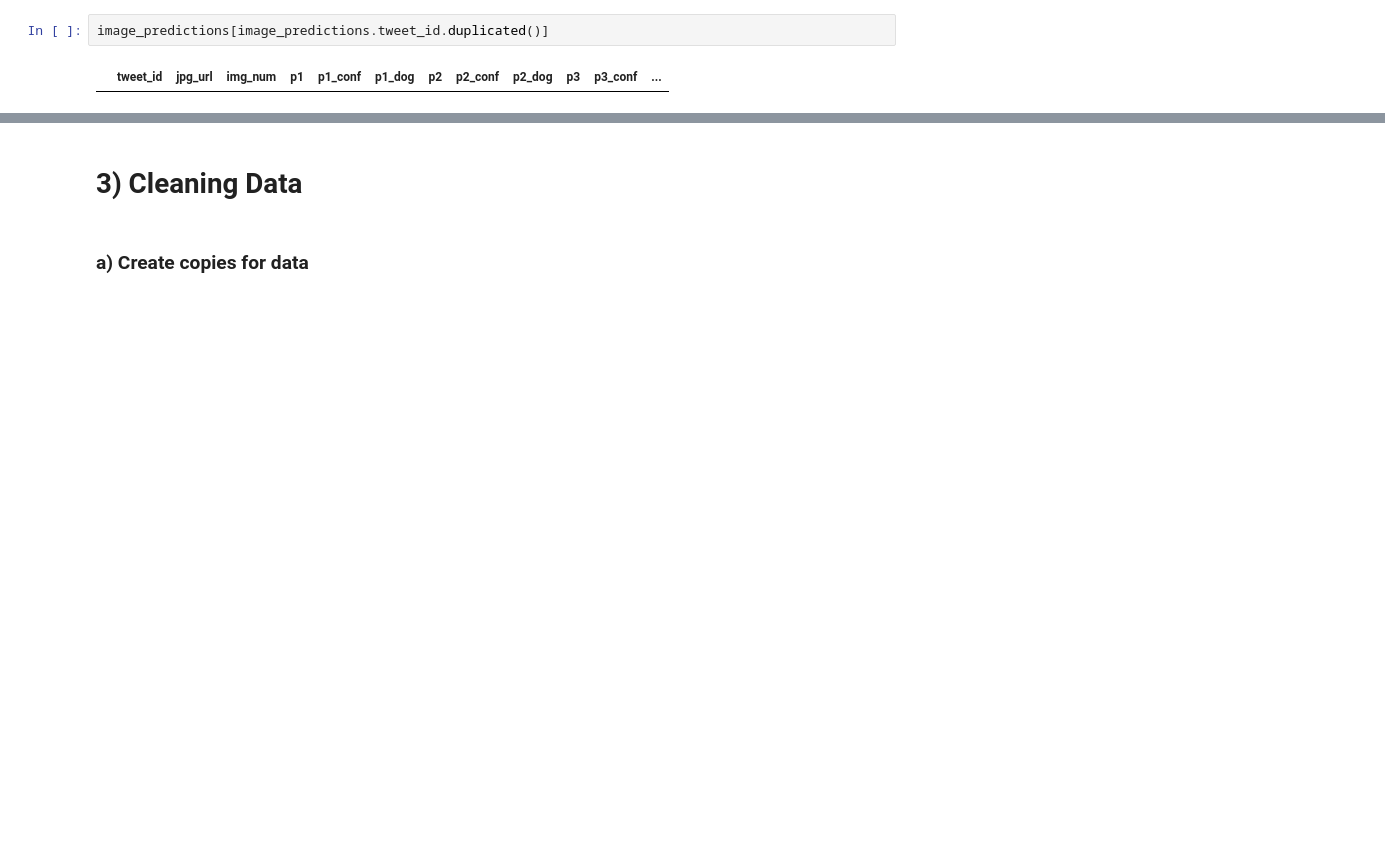
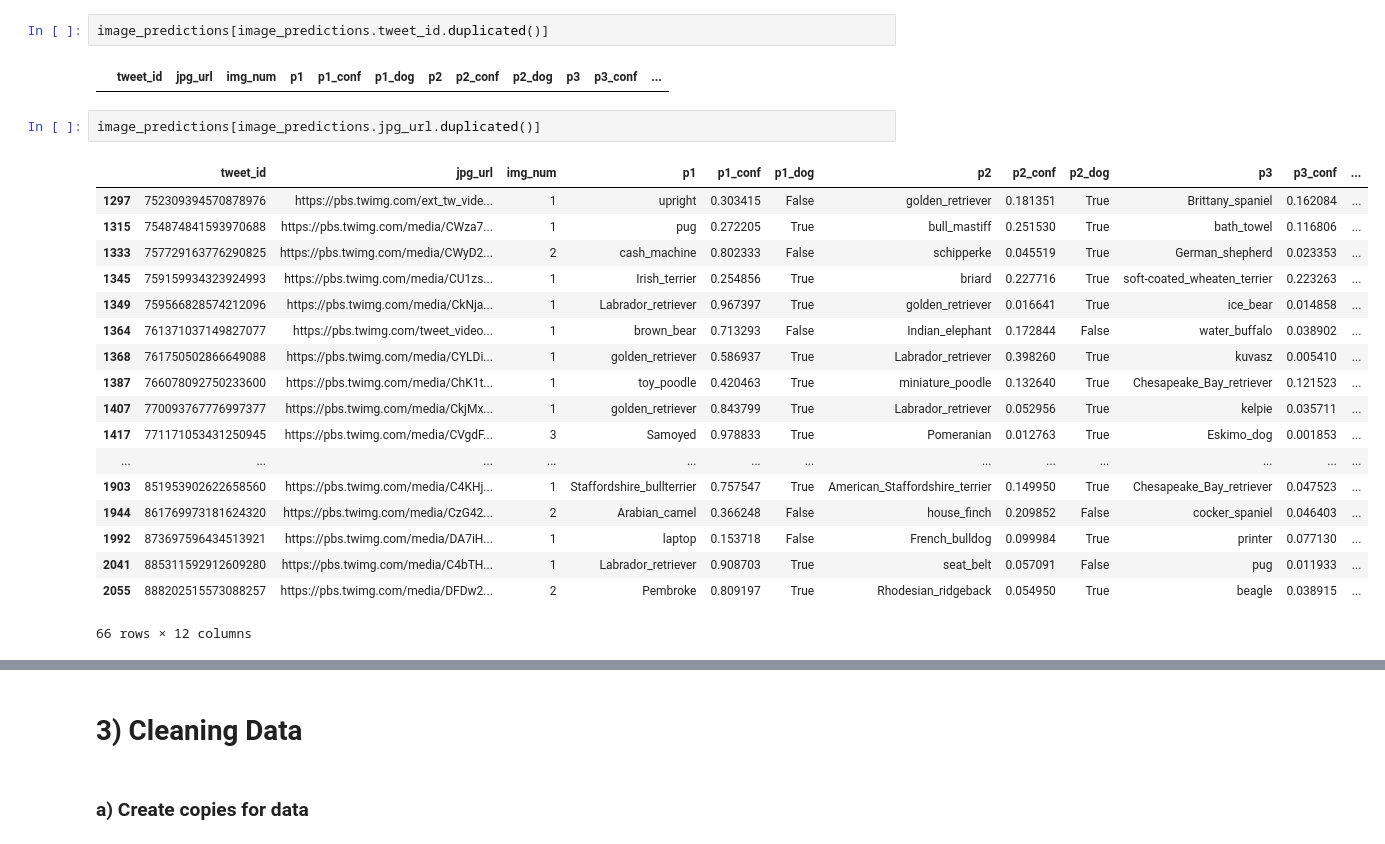
Before and after one commit to juliouribe/twitter-wrangling-project, a Jupyter notebook: wrangle_act.ipynb, the cells around one changed output, grey strips where cells are left out. Cells and saved outputs as stored; diff of their text form; blank space fills up the shorter version.

Commit message:
added assessment code to find duplicate urls in image_predictions and retweets in twitter_archive. Next step is to remove these duplicates before merging

```diff
--- a/wrangle_act.ipynb
+++ b/wrangle_act.ipynb
@@ -404,3 +416,24 @@ tweets_json[tweets_json.id.duplicated()]
 image_predictions[image_predictions.tweet_id.duplicated()]
 # %% [output]
 |  | tweet_id | jpg_url | img_num | p1 | p1_conf | p1_dog | p2 | p2_conf | p2_dog | p3 | p3_conf | ... |
+# %%
+image_predictions[image_predictions.jpg_url.duplicated()]
+# %% [output]
+|  | tweet_id | jpg_url | img_num | p1 | p1_conf | p1_dog | p2 | p2_conf | p2_dog | p3 | p3_conf | ... |
+| 1297 | 752309394570878976 | https://pbs.twimg.com/ext_tw_vide... | 1 | upright | 0.303415 | False | golden_retriever | 0.181351 | True | Brittany_spaniel | 0.162084 | ... |
+| 1315 | 754874841593970688 | https://pbs.twimg.com/media/CWza7... | 1 | pug | 0.272205 | True | bull_mastiff | 0.251530 | True | bath_towel | 0.116806 | ... |
+| 1333 | 757729163776290825 | https://pbs.twimg.com/media/CWyD2... | 2 | cash_machine | 0.802333 | False | schipperke | 0.045519 | True | German_shepherd | 0.023353 | ... |
+| 1345 | 759159934323924993 | https://pbs.twimg.com/media/CU1zs... | 1 | Irish_terrier | 0.254856 | True | briard | 0.227716 | True | soft-coated_wheaten_terrier | 0.223263 | ... |
+| 1349 | 759566828574212096 | https://pbs.twimg.com/media/CkNja... | 1 | Labrador_retriever | 0.967397 | True | golden_retriever | 0.016641 | True | ice_bear | 0.014858 | ... |
+| 1364 | 761371037149827077 | https://pbs.twimg.com/tweet_video... | 1 | brown_bear | 0.713293 | False | Indian_elephant | 0.172844 | False | water_buffalo | 0.038902 | ... |
+| 1368 | 761750502866649088 | https://pbs.twimg.com/media/CYLDi... | 1 | golden_retriever | 0.586937 | True | Labrador_retriever | 0.398260 | True | kuvasz | 0.005410 | ... |
+| 1387 | 766078092750233600 | https://pbs.twimg.com/media/ChK1t... | 1 | toy_poodle | 0.420463 | True | miniature_poodle | 0.132640 | True | Chesapeake_Bay_retriever | 0.121523 | ... |
+| 1407 | 770093767776997377 | https://pbs.twimg.com/media/CkjMx... | 1 | golden_retriever | 0.843799 | True | Labrador_retriever | 0.052956 | True | kelpie | 0.035711 | ... |
+| 1417 | 771171053431250945 | https://pbs.twimg.com/media/CVgdF... | 3 | Samoyed | 0.978833 | True | Pomeranian | 0.012763 | True | Eskimo_dog | 0.001853 | ... |
+| ... | ... | ... | ... | ... | ... | ... | ... | ... | ... | ... | ... | ... |
+| 1903 | 851953902622658560 | https://pbs.twimg.com/media/C4KHj... | 1 | Staffordshire_bullterrier | 0.757547 | True | American_Staffordshire_terrier | 0.149950 | True | Chesapeake_Bay_retriever | 0.047523 | ... |
+| 1944 | 861769973181624320 | https://pbs.twimg.com/media/CzG42... | 2 | Arabian_camel | 0.366248 | False | house_finch | 0.209852 | False | cocker_spaniel | 0.046403 | ... |
+| 1992 | 873697596434513921 | https://pbs.twimg.com/media/DA7iH... | 1 | laptop | 0.153718 | False | French_bulldog | 0.099984 | True | printer | 0.077130 | ... |
+| 2041 | 885311592912609280 | https://pbs.twimg.com/media/C4bTH... | 1 | Labrador_retriever | 0.908703 | True | seat_belt | 0.057091 | False | pug | 0.011933 | ... |
+| 2055 | 888202515573088257 | https://pbs.twimg.com/media/DFDw2... | 2 | Pembroke | 0.809197 | True | Rhodesian_ridgeback | 0.054950 | True | beagle | 0.038915 | ... |
+66 rows × 12 columns
```
Also changed, not shown: parts of 5 cells of this notebook.
